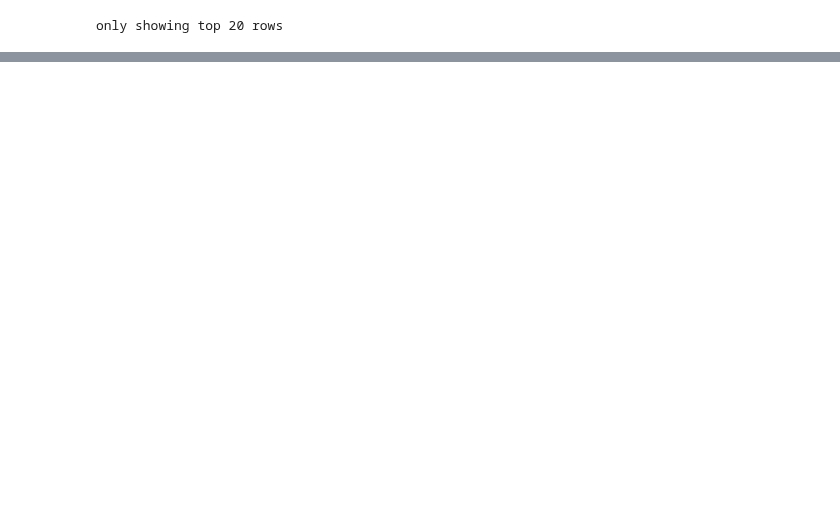
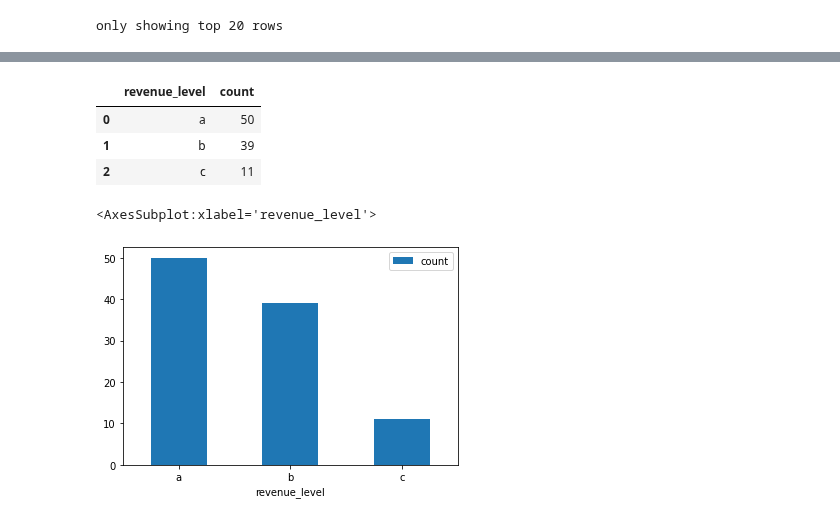
Before and after one commit to MAST30034-Applied-Data-Science/generic-buy-now-pay-later-project-group-45, a Jupyter notebook: notebooks/ranking.ipynb, the cells around one changed output, grey strips where cells are left out. Cells and saved outputs as stored; diff of their text form; code cells hidden in the pictures; blank space fills up the shorter version.

```diff
--- a/notebooks/ranking.ipynb
+++ b/notebooks/ranking.ipynb
@@ -223,3 +223,16 @@ top10fashion
 | 99976658299 | Sociosqu Corp. | shoe shops | 149.92402158371087 | a | fashion | 17440 | ... |
 | 46804135891 | Suspendisse Dui C... | opticians, optica... | 29.98490952653827 | c | fashion | 170658 | ... |
 | 81761494572 | Nulla Facilisis I... | watch, clock, and... | 115.0319859686225 | a | fashion | 16826 | ... |
+# %%
+top100_df = top100.select("revenue_level").groupby("revenue_level").count().toPandas()
+top100_df
+# %% [output]
+|  | revenue_level | count |
+| 0 | a | 50 |
+| 1 | b | 39 |
+| 2 | c | 11 |
+# %%
+top100_df.plot.bar(x = "revenue_level", rot=0)
+# %% [output]
+<AxesSubplot:xlabel='revenue_level'>
+[figure, added]
```
Also changed, not shown: parts of 2 cells of this notebook.
